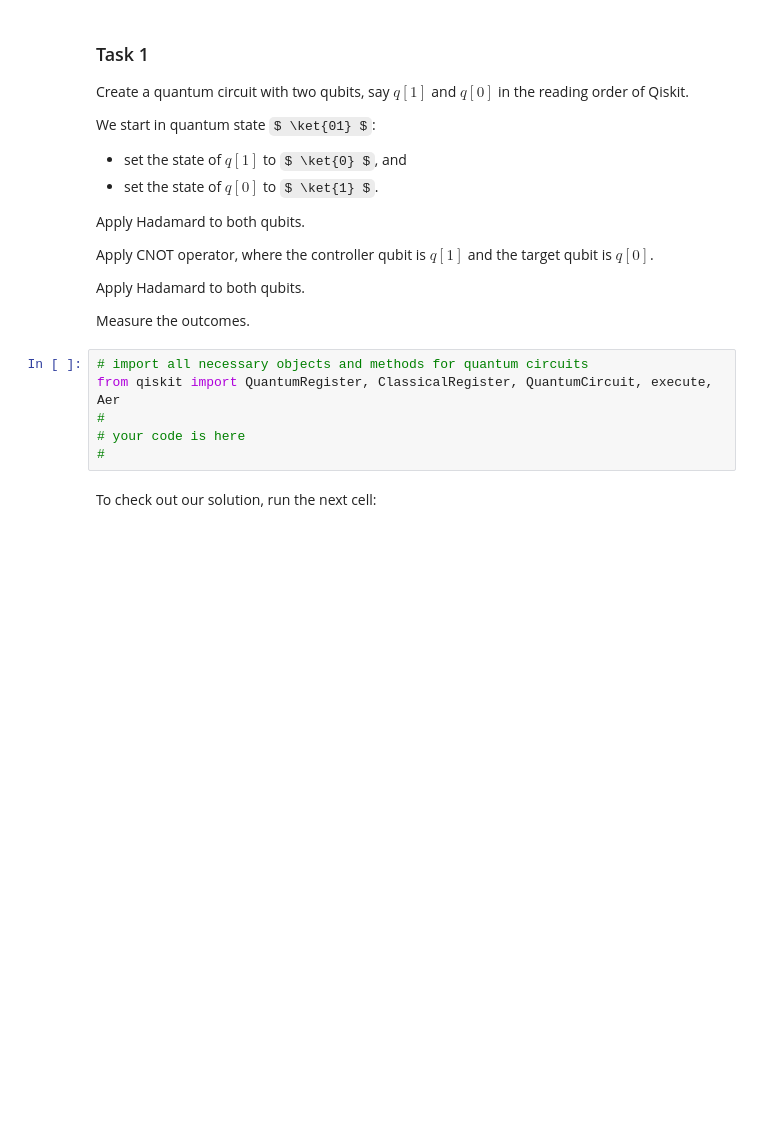
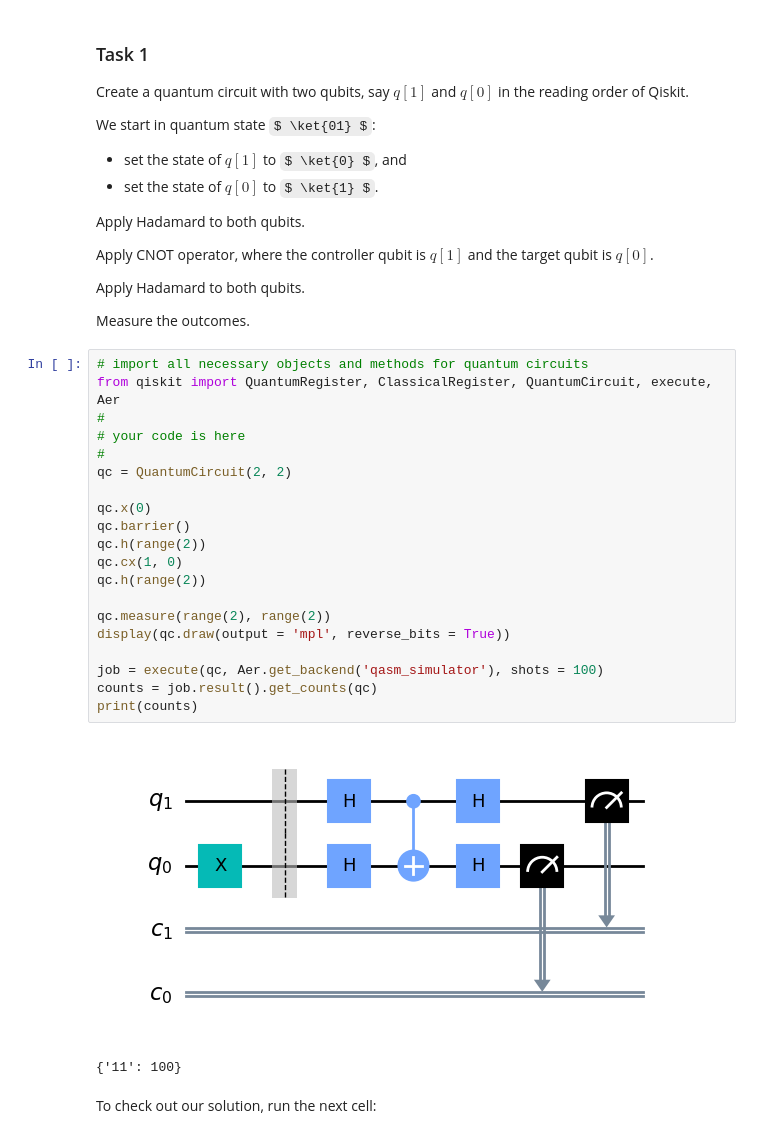
Before and after one commit to james-lucius/qworld, a Jupyter notebook: QB25_Q64_Phase_Kickback.ipynb, the cells around one changed output. Cells and saved outputs as stored; diff of their text form; some formulas as TeX source; blank space fills up the shorter version.

```diff
--- a/QB25_Q64_Phase_Kickback.ipynb
+++ b/QB25_Q64_Phase_Kickback.ipynb
@@ -83,9 +101,26 @@ Measure the outcomes.
 # %%
 # import all necessary objects and methods for quantum circuits
 from qiskit import QuantumRegister, ClassicalRegister, QuantumCircuit, execute, Aer
 #
 # your code is here
 #
+qc = QuantumCircuit(2, 2)
+
+qc.x(0)
+qc.barrier()
+qc.h(range(2))
+qc.cx(1, 0)
+qc.h(range(2))
+
+qc.measure(range(2), range(2))
+display(qc.draw(output = 'mpl', reverse_bits = True))
+
+job = execute(qc, Aer.get_backend('qasm_simulator'), shots = 100)
+counts = job.result().get_counts(qc)
+print(counts)
+# %% [output]
+[figure, added]
+{'11': 100}
 # %% [markdown]
 To check out our solution, run the next cell:
 # %%
```
Also changed, not shown: parts of 4 cells of this notebook.
